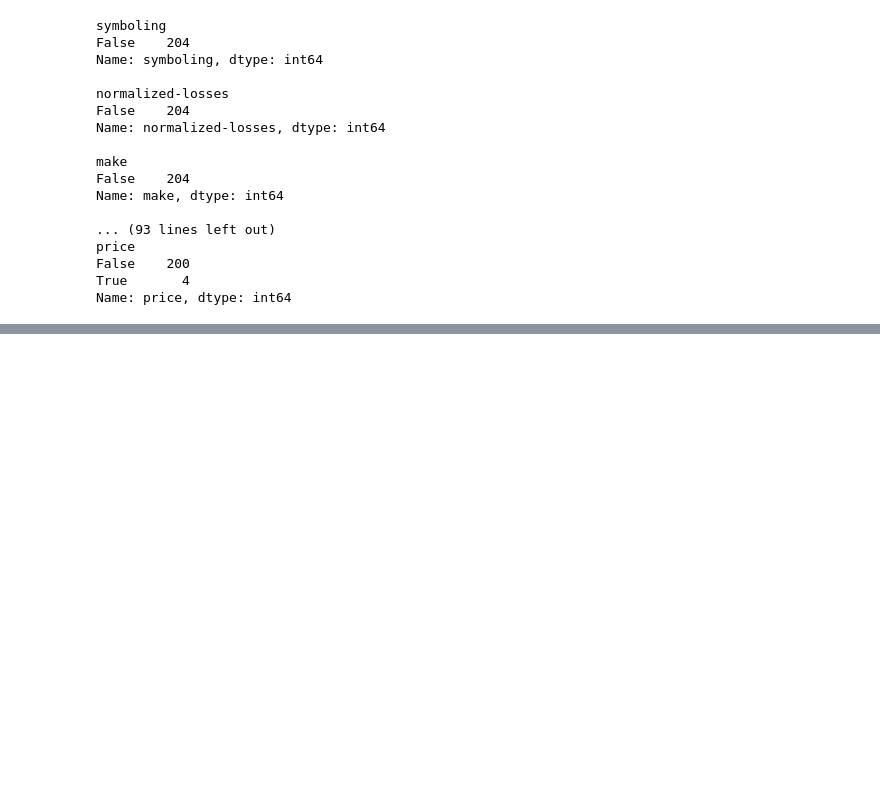
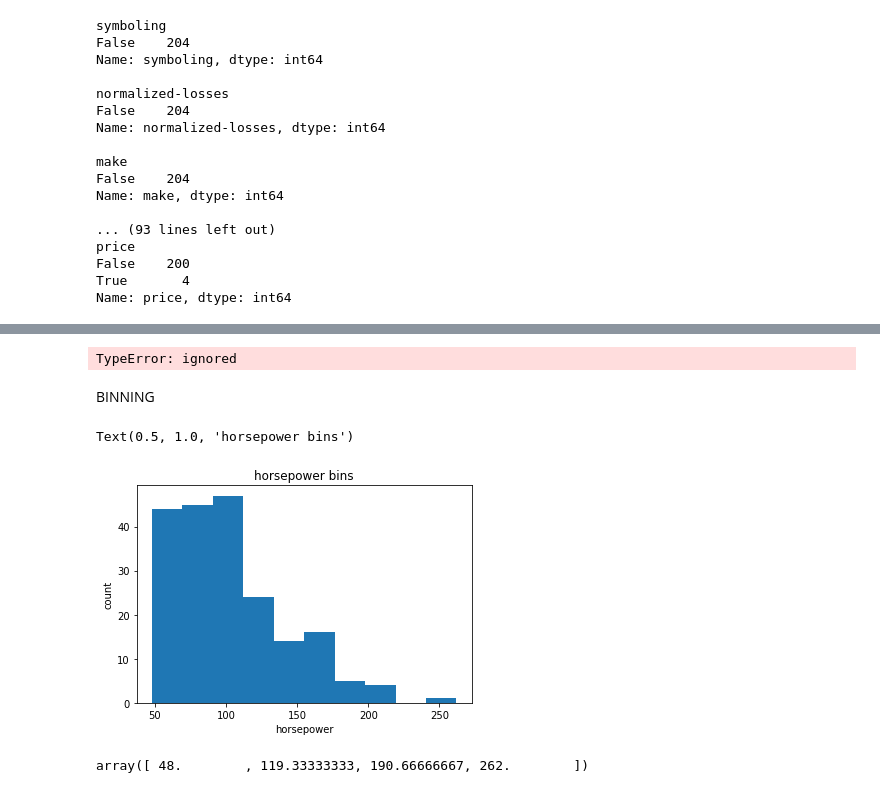
Before and after one commit to syaefulalam/office, a Jupyter notebook: case car edx.ipynb, the cells around one changed output, grey strips where cells are left out. Saved outputs shown, nothing was run; the diff lists cells and outputs as text; code cells hidden in the pictures; blank space fills up the shorter version.

```diff
--- a/case car edx.ipynb
+++ b/case car edx.ipynb
@@ -275,0 +289,2 @@ dtype: object
+# %%
+data[["stroke"]] = data[["stroke"]].astype("float")
@@ -275,0 +320,6 @@ dtype: object
+# %%
+# Convert mpg to L/100km by mathematical operation (235 divided by mpg)
+data['city-L/100km'] = 235/data["city-mpg"]
+
+# check your transformed data
+data.head()
@@ -275,0 +333,28 @@ dtype: object
+# %%
+# replace (original value) by (original value)/(maximum value)
+data['length'] = data['length']/data['length'].max()
+data['width'] = data['width']/data['width'].max()
+# %% [output]
+TypeError: ignored
+# %% [markdown]
+BINNING
+# %%
+data["horsepower"]=data["horsepower"].astype(int, copy=True)
+# %%
+%matplotlib inline
+import matplotlib as plt
+from matplotlib import pyplot
+plt.pyplot.hist(data["horsepower"])
+
+# set x/y labels and plot title
+plt.pyplot.xlabel("horsepower")
+plt.pyplot.ylabel("count")
+plt.pyplot.title("horsepower bins")
+# %% [output]
+Text(0.5, 1.0, 'horsepower bins')
+[figure, added]
+# %%
+bins = np.linspace(min(data["horsepower"]), max(data["horsepower"]), 4)
+bins
+# %% [output]
+array([ 48.        , 119.33333333, 190.66666667, 262.        ])
```
Also changed, not shown: parts of 22 cells of this notebook.
